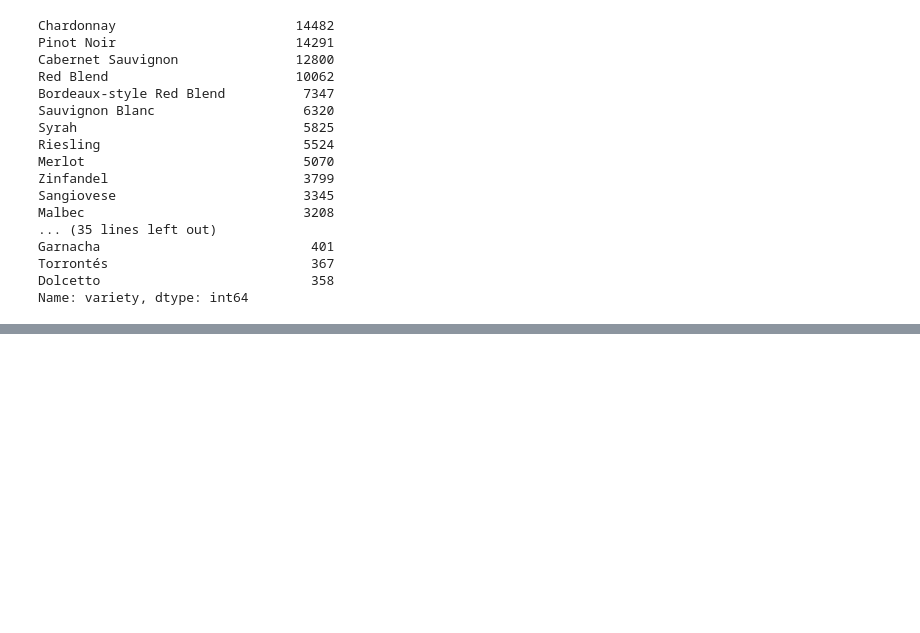
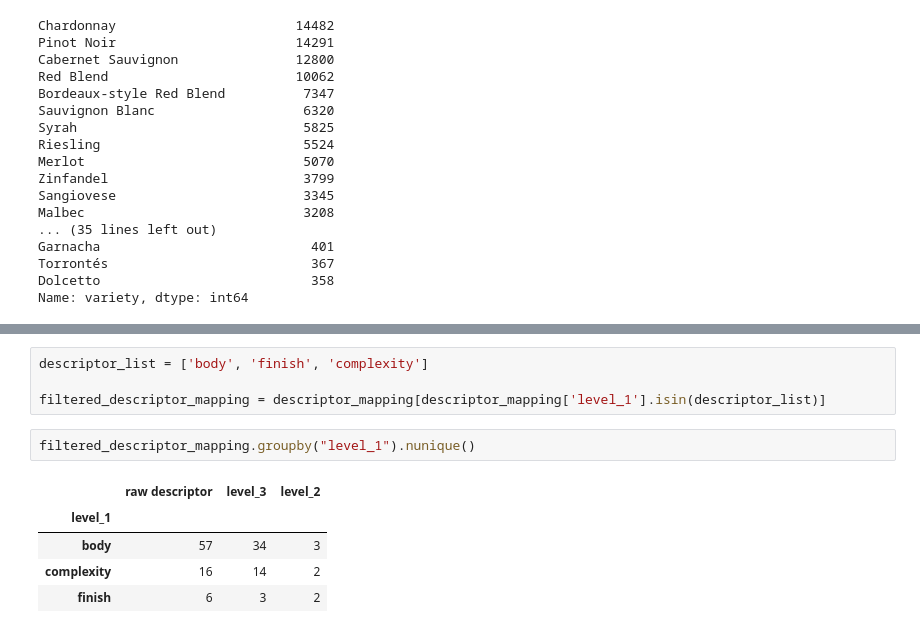
Before and after one commit to chyunoo/wineteller, a Jupyter notebook: notebooks/data_exploration_hc.ipynb, the cells around one changed output, grey strips where cells are left out. Cells and saved outputs as stored; diff of their text form; blank space fills up the shorter version.

```diff
--- a/notebooks/data_exploration_hc.ipynb
+++ b/notebooks/data_exploration_hc.ipynb
@@ -65,0 +213,12 @@ Name: variety, Length: 612, dtype: int64
+# %%
+descriptor_list = ['body', 'finish', 'complexity']
+
+filtered_descriptor_mapping = descriptor_mapping[descriptor_mapping['level_1'].isin(descriptor_list)]
+# %%
+filtered_descriptor_mapping.groupby("level_1").nunique()
+# %% [output]
+|  | raw descriptor | level_3 | level_2 |
+| level_1 |  |  |  |
+| body | 57 | 34 | 3 |
+| complexity | 16 | 14 | 2 |
+| finish | 6 | 3 | 2 |
```
Also changed, not shown: parts of 16 cells of this notebook.
